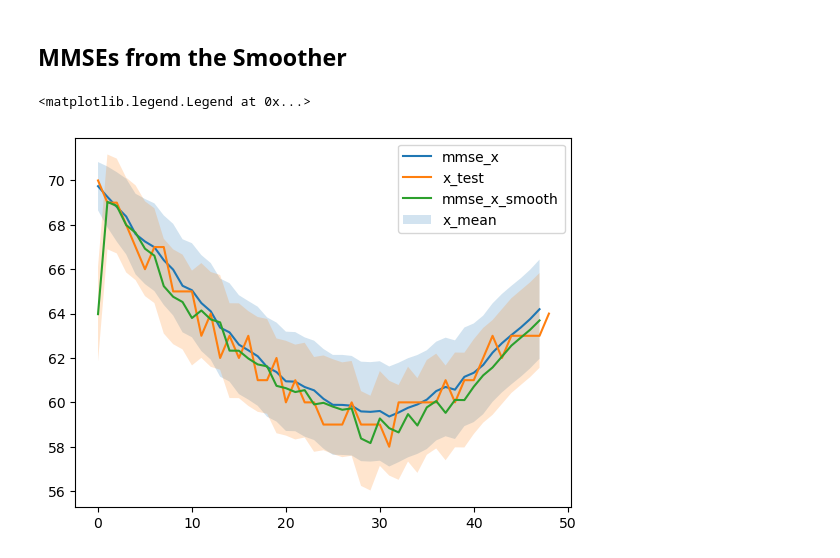
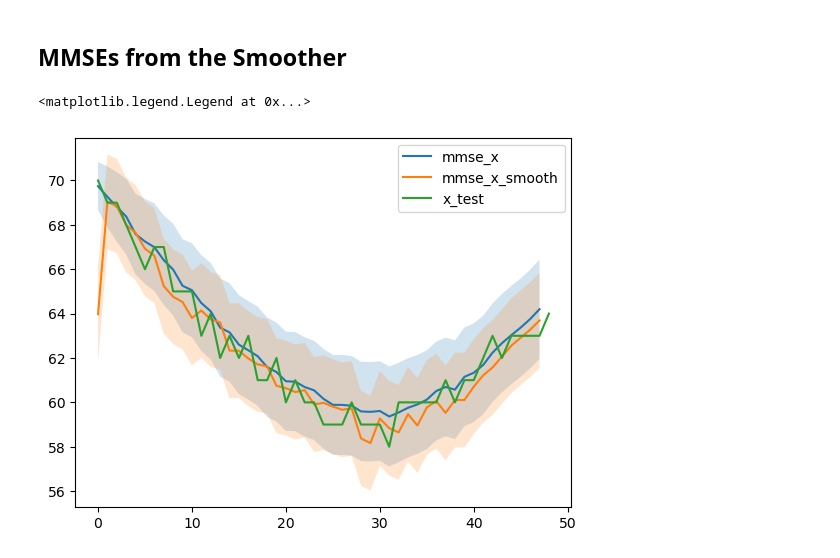
Before and after one commit to thinhhoang95/smoothie, a Jupyter notebook: SmoothIE_KLM_With_GMKF_KLM_PROTOTYPE.ipynb, the cells around one changed output. Drawn from its saved outputs; the diff is of its cells as text; code cells hidden in the pictures.

```diff
--- a/SmoothIE_KLM_With_GMKF_KLM_PROTOTYPE.ipynb
+++ b/SmoothIE_KLM_With_GMKF_KLM_PROTOTYPE.ipynb
@@ -680,13 +680,14 @@ for i in range(output_length):
 # %%
 plt.plot(mmse_x)
 # plot the confidence interval
 plt.fill_between(np.arange(output_length), mmse_x - 2 * mmse_x_std, mmse_x + 2 * mmse_x_std, alpha=0.2)
-plt.plot(x_test[1:])
+# plt.plot(x_test[1:])
 plt.plot(mmse_x_smooth)
 # plot the confidence interval
 plt.fill_between(np.arange(output_length), mmse_x_smooth - 2 * mmse_x_smooth_std, mmse_x_smooth + 2 * mmse_x_smooth_std, alpha=0.2)
 # plt.plot(x_mean + mmse_x_smooth[-1] - x_mean[-2])
-plt.legend(['mmse_x', 'x_test', 'mmse_x_smooth', 'x_mean'])
+plt.plot(x_test[1:])
+plt.legend(['mmse_x', 'mmse_x_smooth', 'x_test'])
 # %% [output]
 <matplotlib.legend.Legend at 0x...>
-[figure, old version]
+[figure, new version]
```
Also changed, not shown: 1 other file.
